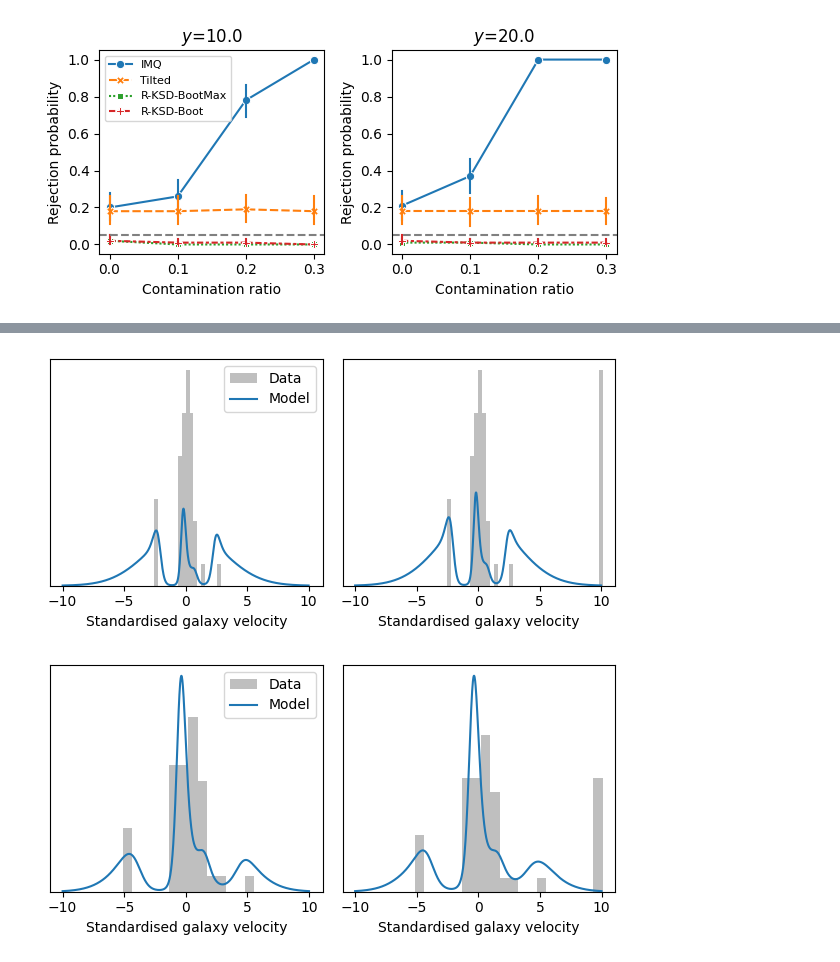
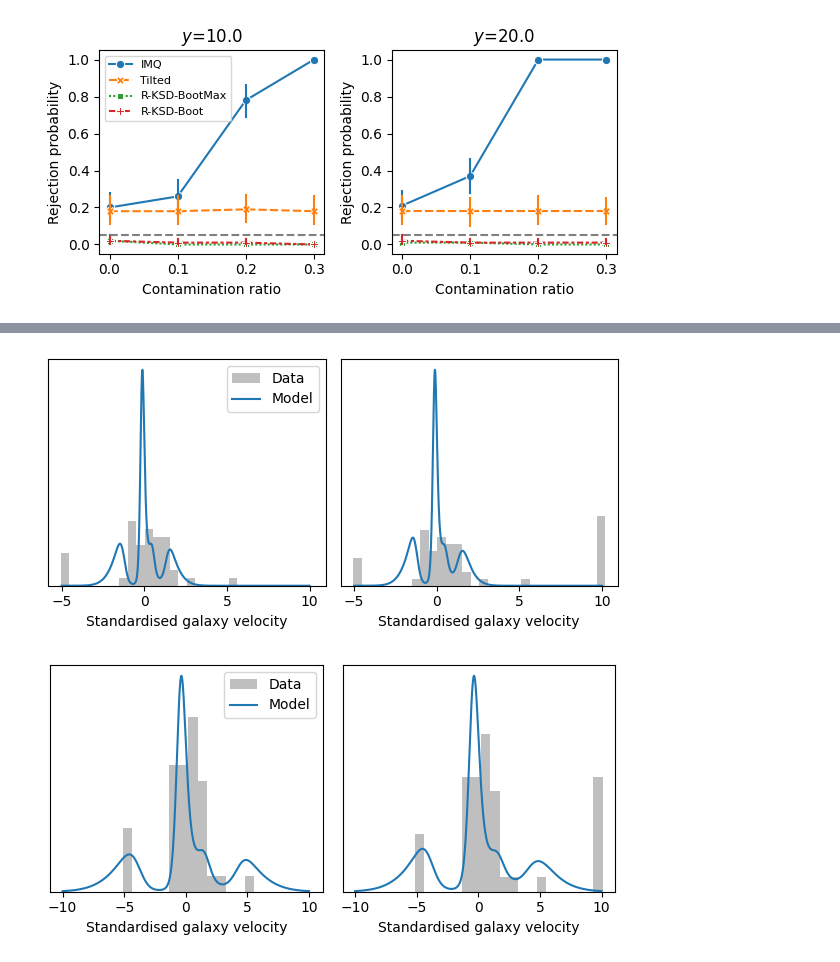
Before and after one commit to XingLLiu/robust-kernel-test, a Jupyter notebook: notebooks/KEF.ipynb, the cells around one changed output, grey strips where cells are left out. Saved outputs shown, nothing was run; the diff lists cells and outputs as text; code cells hidden in the pictures.

```diff
--- a/notebooks/KEF.ipynb
+++ b/notebooks/KEF.ipynb
@@ -109,9 +109,9 @@ if level_exp:
     ol_mean = 10.
     ol_std = .1
     # L = 25
-    L = 25 #!
+    L = 20 #!
 else:
-    add_outliers = True
+    add_outliers = False # True
     eps = 0.3
     ol_mean = 1. # 0.
     ol_std = 1. # 1.
@@ -678,39 +785,39 @@ Array([-0.5137609 ,  2.5846696 , -0.4255745 ,  1.171041  , -0.29197204,
 # %%
 _, axes = plt.subplots(ncols=2, figsize=(3*2, 3))
 
 # plot data
 ol = 10.
 eps_ls = [0., 0.2]
 idx = 0
 bins = np.histogram(np.hstack(
     (X_res[eps_ls[0]][ol][idx].reshape(-1), X_res[eps_ls[1]][ol][idx].reshape(-1))
-), bins=40)[1]
+), bins=30)[1]
 
 for i, eps in enumerate(eps_ls):
     est_params = est_params_res[eps][ol][0]
-    # L = 25
+    L = 25
     # kef_l = jnp.sqrt(2)
     # kef_p0_std = 3.
 
-    L = 25 #!
-    kef_l = jnp.sqrt(.5) #!
-    kef_p0_std = 3. #!
+    # L = 25 #!
+    kef_l = jnp.sqrt(.2) #!
+    kef_p0_std = 1. #!
 
     trained_kef_model = exp_kef.KernelExpFamily(est_params, bw=kef_l, L=L, p0_loc=0., p0_scale=kef_p0_std)
-    X_plot = np.reshape(np.linspace(-10., 10., 1001), (-1, 1))
+    X_plot = np.reshape(np.linspace(-5., 10., 1001), (-1, 1))
     approx_prob = trained_kef_model.approx_prob(jax.random.PRNGKey(seed=56789), xs=X_plot, n_samples=2000)
 
     ax = axes[i]
     ax.hist(X_res[eps][ol][0].reshape(-1), bins, color="grey", alpha=0.5, density=True, label="Data")
     ax.plot(X_plot, approx_prob, label="Model")
     ax.get_yaxis().set_visible(False)
     ax.set_xlabel("Standardised galaxy velocity")
 
 axes[0].legend()
 plt.tight_layout()
 # plt.savefig("../figs/robust/kef_level_data.pdf")
 # %% [output]
-[figure, old version]
+[figure, new version]
 # %%
 _, axes = plt.subplots(ncols=2, figsize=(3*2, 3))
 
```
Also changed, not shown: parts of 22 cells of this notebook, 3 other files.
